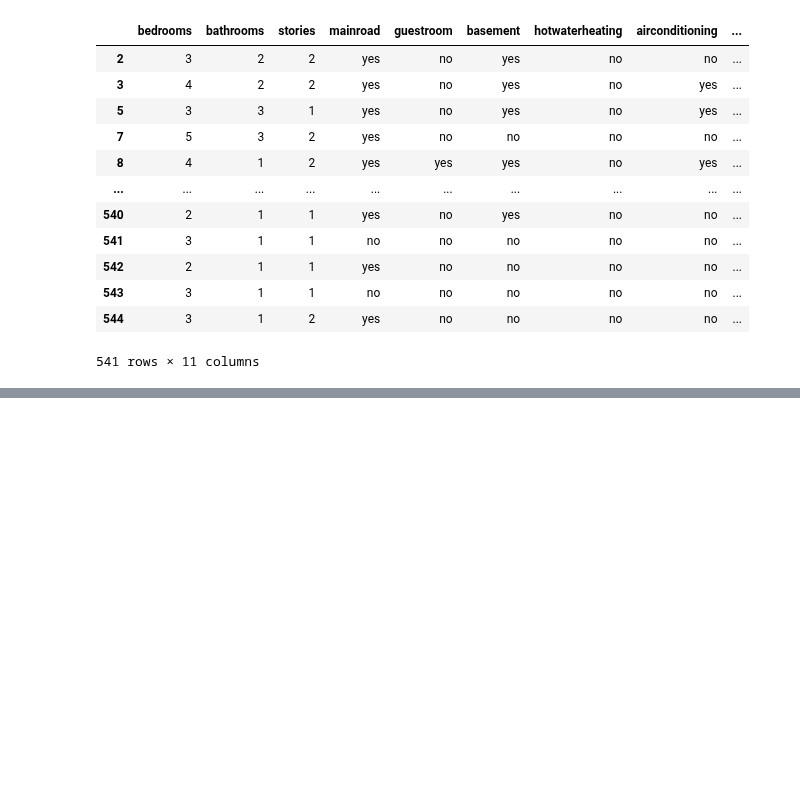
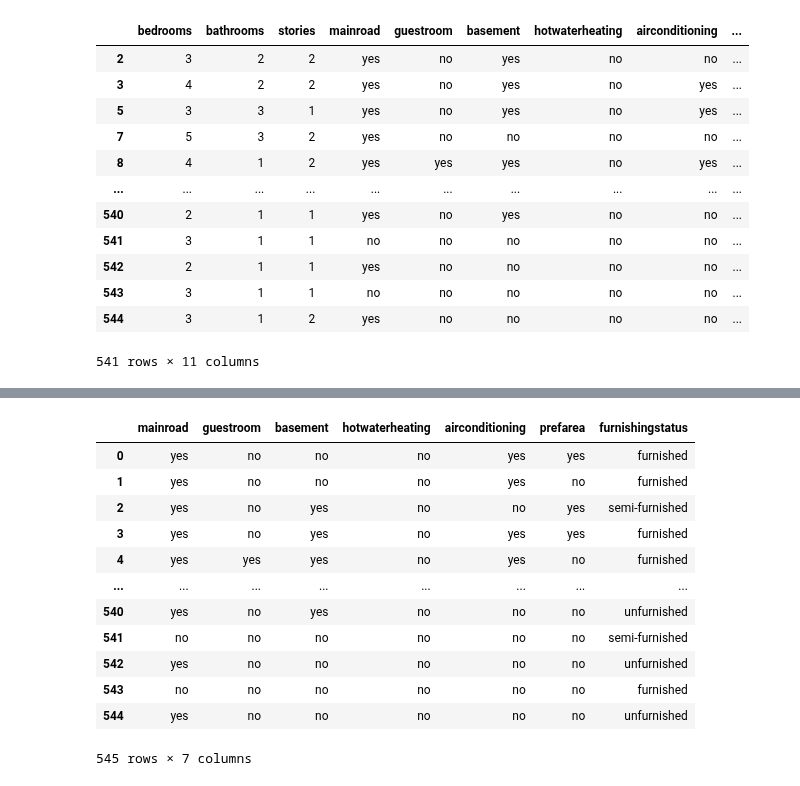
Before and after one commit to Masireddyvamshi/Exploratory_Data_Analysis, a Jupyter notebook: PandasYT.ipynb, the cells around one changed output, grey strips where cells are left out. Saved outputs shown, nothing was run; the diff lists cells and outputs as text; code cells hidden in the pictures; blank space fills up the shorter version.

```diff
--- a/PandasYT.ipynb
+++ b/PandasYT.ipynb
@@ -2906,0 +3341,2 @@ df
+# %%
+df=pd.read_csv(r"C:\Users\masir\Downloads\Housing.csv")
@@ -2906,0 +3398,16 @@ df
+# %%
+df.select_dtypes(include='object',exclude='int64')
+# %% [output]
+|  | mainroad | guestroom | basement | hotwaterheating | airconditioning | prefarea | furnishingstatus |
+| 0 | yes | no | no | no | yes | yes | furnished |
+| 1 | yes | no | no | no | yes | no | furnished |
+| 2 | yes | no | yes | no | no | yes | semi-furnished |
+| 3 | yes | no | yes | no | yes | yes | furnished |
+| 4 | yes | yes | yes | no | yes | no | furnished |
+| ... | ... | ... | ... | ... | ... | ... | ... |
+| 540 | yes | no | yes | no | no | no | unfurnished |
+| 541 | no | no | no | no | no | no | semi-furnished |
+| 542 | yes | no | no | no | no | no | unfurnished |
+| 543 | no | no | no | no | no | no | furnished |
+| 544 | yes | no | no | no | no | no | unfurnished |
+545 rows × 7 columns
```
Also changed, not shown: parts of 72 cells of this notebook.
